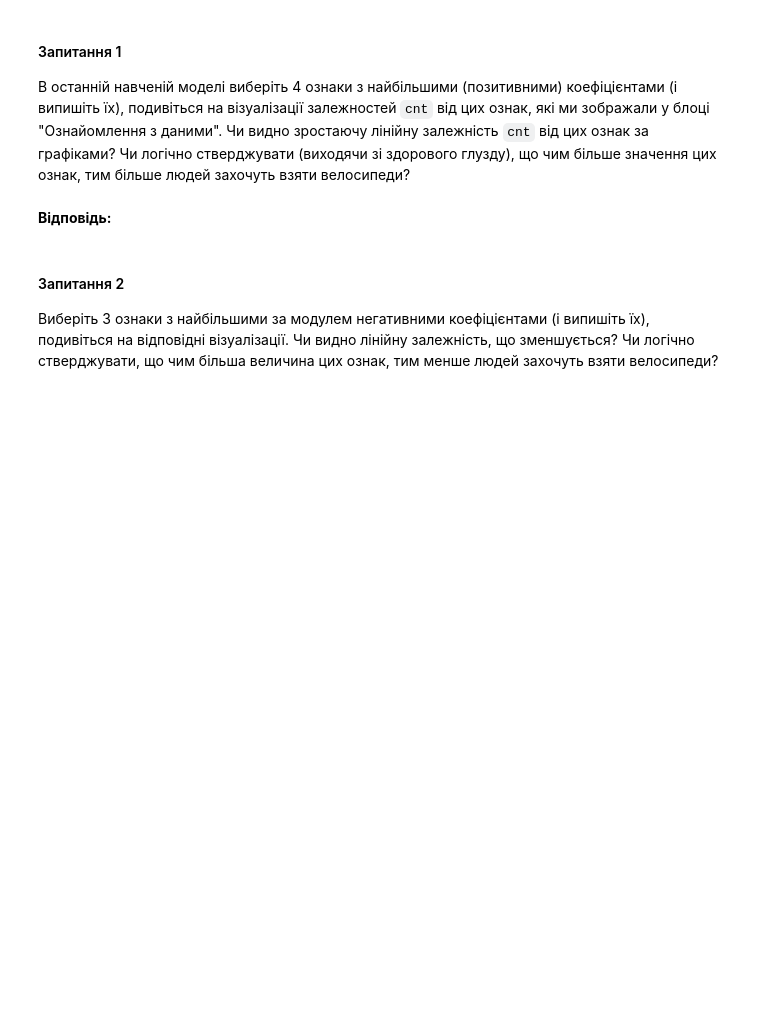
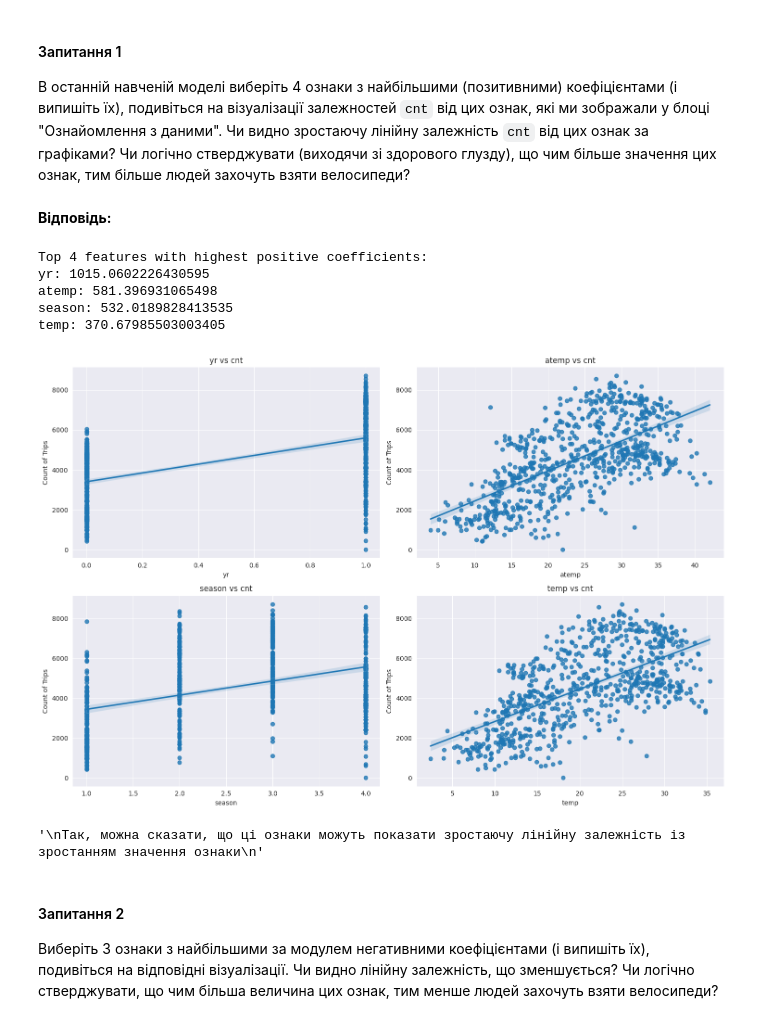
Before and after one commit to Zaicevvv/GoIT-DSandML-Private, a Jupyter notebook: HW7.ipynb, the cells around one changed output. Cells and saved outputs as stored; diff of their text form; code cells hidden in the pictures; blank space fills up the shorter version.

```diff
--- a/HW7.ipynb
+++ b/HW7.ipynb
@@ -293,3 +443,35 @@ __Відповідь:__
+# %%
+coefficients = list(zip(feature_names, regressor.coef_))
+
+top_features = sorted(coefficients, key=lambda x: x[1], reverse=True)[:4]
+
+print("Top 4 features with highest positive coefficients:")
+for feature, coefficient in top_features:
+    print(f"{feature}: {coefficient}")
+
+plt.figure(figsize=(15, 10))
+
+for i, (feature, coefficient) in enumerate(top_features, start=1):
+    plt.subplot(2, 2, i)
+    sns.regplot(x=df[feature], y=df['cnt'])
+    plt.title(f"{feature} vs cnt")
+    plt.xlabel(feature)
+    plt.ylabel("Count of Trips")
+
+plt.tight_layout()
+plt.show()
+
+"""
+Так, можна сказати, що ці ознаки можуть показати зростаючу лінійну залежність із зростанням значення ознаки
+"""
+# %% [output]
+Top 4 features with highest positive coefficients:
+yr: 1015.0602226430595
+atemp: 581.396931065498
+season: 532.0189828413535
+temp: 370.67985503003405
+[figure, added]
+'\nТак, можна сказати, що ці ознаки можуть показати зростаючу лінійну залежність із зростанням значення ознаки\n'
 # %% [markdown]
 #### Запитання 2
 
```
Also changed, not shown: parts of 32 cells of this notebook.
